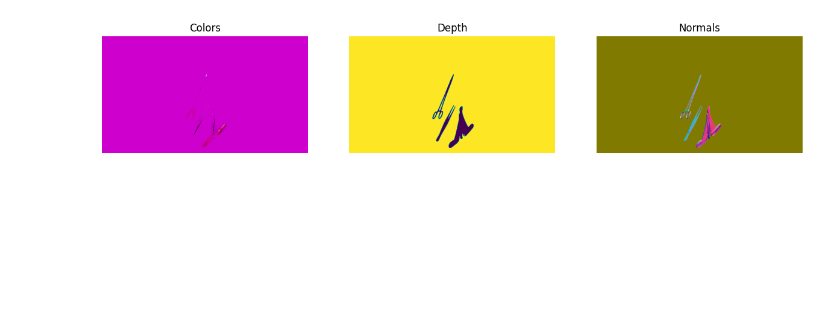
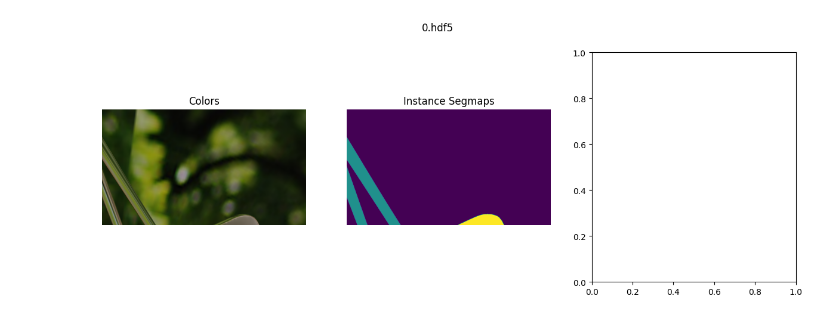
Before and after one commit to AmitShirazi1/CV_for_Surgical_Applications_Project, a Jupyter notebook: data_generation/investigate_hdf5_output.ipynb, the cells around one changed output. Cells and saved outputs as stored; diff of their text form; code cells hidden in the pictures; blank space fills up the shorter version.

```diff
--- a/data_generation/investigate_hdf5_output.ipynb
+++ b/data_generation/investigate_hdf5_output.ipynb
@@ -4,7 +4,7 @@ import matplotlib.pyplot as plt
 import os
 import numpy as np
 
-images_dir = "./output/"
+images_dir = "./output/hdf5_format/"
 # %%
 """ Option 1 - Shapes of the output """
 
@@ -36,14 +54,17 @@ for i in range(len(os.listdir(images_dir))):
 
         # View a small section of the colors dataset
         colors = file['colors'][:5, :5] # 5x5 sample
-        print("Colors dataset sample (10x10 pixels):\n", colors)
+        print("Colors dataset sample (5x5 pixels):\n", colors)
 
-        # View a small section of the depth dataset
-        depth = file['depth'][:5, :5]  # 5x5 sample
-        print("Depth dataset sample (10x10 pixels):\n", depth)
+        # # View a small section of the depth dataset
+        # depth = file['depth'][:5, :5]  # 5x5 sample
+        # print("Depth dataset sample (5x5 pixels):\n", depth)
 
-        # View a small section of the normals dataset
-        normals = file['normals'][:5, :5]
-        print("Normals dataset sample (10x10 pixels):\n", normals)
+        # # View a small section of the normals dataset
+        # normals = file['normals'][:5, :5]
+        # print("Normals dataset sample (5x5 pixels):\n", normals)
+
+        segmaps = file['instance_segmaps'][:5, :5]
+        print("Instance Segmaps sample (5x5 pixels):\n", segmaps)
 
     print("\n")
@@ -50,55 +89,61 @@ for i in range(len(os.listdir(images_dir))):
 # %%
 """ Option 3 - Plot images using matplotlib """
 
 def plot_hdf5(file_name):
     file_path = images_dir + file_name
     # Load the HDF5 file
     with h5py.File(file_path, 'r') as file:
         colors = file['colors'][:]
-        depth = file['depth'][:]
-        normals = file['normals'][:]
+        # depth = file['depth'][:]
+        # normals = file['normals'][:]
+        segmaps = file['instance_segmaps'][:]
 
-    # Replace NaN values in normals with zeros (or any suitable value)
-    normals = np.nan_to_num(normals)
+    # # Replace NaN values in normals with zeros (or any suitable value)
+    # normals = np.nan_to_num(normals)
 
     # Plot the images side by side
     fig, axes = plt.subplots(1, 3, figsize=(15, 5))
     fig.suptitle(file_name)
 
     # Display the color image
     axes[0].imshow(colors)
     axes[0].set_title("Colors")
     axes[0].axis("off")
 
-    # Display the depth image with a yellow-green colormap (viridis)
-    depth_normalized = (depth - depth.min()) / (depth.max() - depth.min())
-    axes[1].imshow(depth_normalized, cmap='viridis')
-    axes[1].set_title("Depth")
+    # # Display the depth image with a yellow-green colormap (viridis)
+    # depth_normalized = (depth - depth.min()) / (depth.max() - depth.min())
+    # axes[1].imshow(depth_normalized, cmap='viridis')
+    # axes[1].set_title("Depth")
+    # axes[1].axis("off")
+
+    # # Display the normals image
+    # # Normalize each channel independently to [0, 1]
+    # normals_min = normals.min(axis=(0, 1), keepdims=True)
+    # normals_max = normals.max(axis=(0, 1), keepdims=True)
+
+    # # Check if min and max are the same
+    # if np.all(normals_max == normals_min):
+    #     normals_normalized = np.ones(normals.shape) * 0.5  # Set a constant value for normalization
+    # else:
+    #     normals_normalized = (normals - normals_min) / (normals_max - normals_min)
+
+    # # Clip to ensure values are within [0, 1]
+    # normals_normalized = np.clip(normals_normalized, 0, 1)
+
+    # axes[2].imshow(normals_normalized)
+    # axes[2].set_title("Normals")
+    # axes[2].axis("off")
+
+    # Display the segmaps image
+    axes[1].imshow(segmaps)
+    axes[1].set_title("Instance Segmaps")
     axes[1].axis("off")
-
-    # Display the normals image
-    # Normalize each channel independently to [0, 1]
-    normals_min = normals.min(axis=(0, 1), keepdims=True)
-    normals_max = normals.max(axis=(0, 1), keepdims=True)
-
-    # Check if min and max are the same
-    if np.all(normals_max == normals_min):
-        normals_normalized = np.ones(normals.shape) * 0.5  # Set a constant value for normalization
-    else:
-        normals_normalized = (normals - normals_min) / (normals_max - normals_min)
-
-    # Clip to ensure values are within [0, 1]
-    normals_normalized = np.clip(normals_normalized, 0, 1)
-
-    axes[2].imshow(normals_normalized)
-    axes[2].set_title("Normals")
-    axes[2].axis("off")
 
     plt.show()
 
 
 for i in range(len(os.listdir(images_dir))):
     image = str(i) + ".hdf5"
     plot_hdf5(image)
 # %% [output]
-[figure, old version]
+[figure, new version]
```
Also changed, not shown: parts of 5 cells of this notebook, 1 other file.
